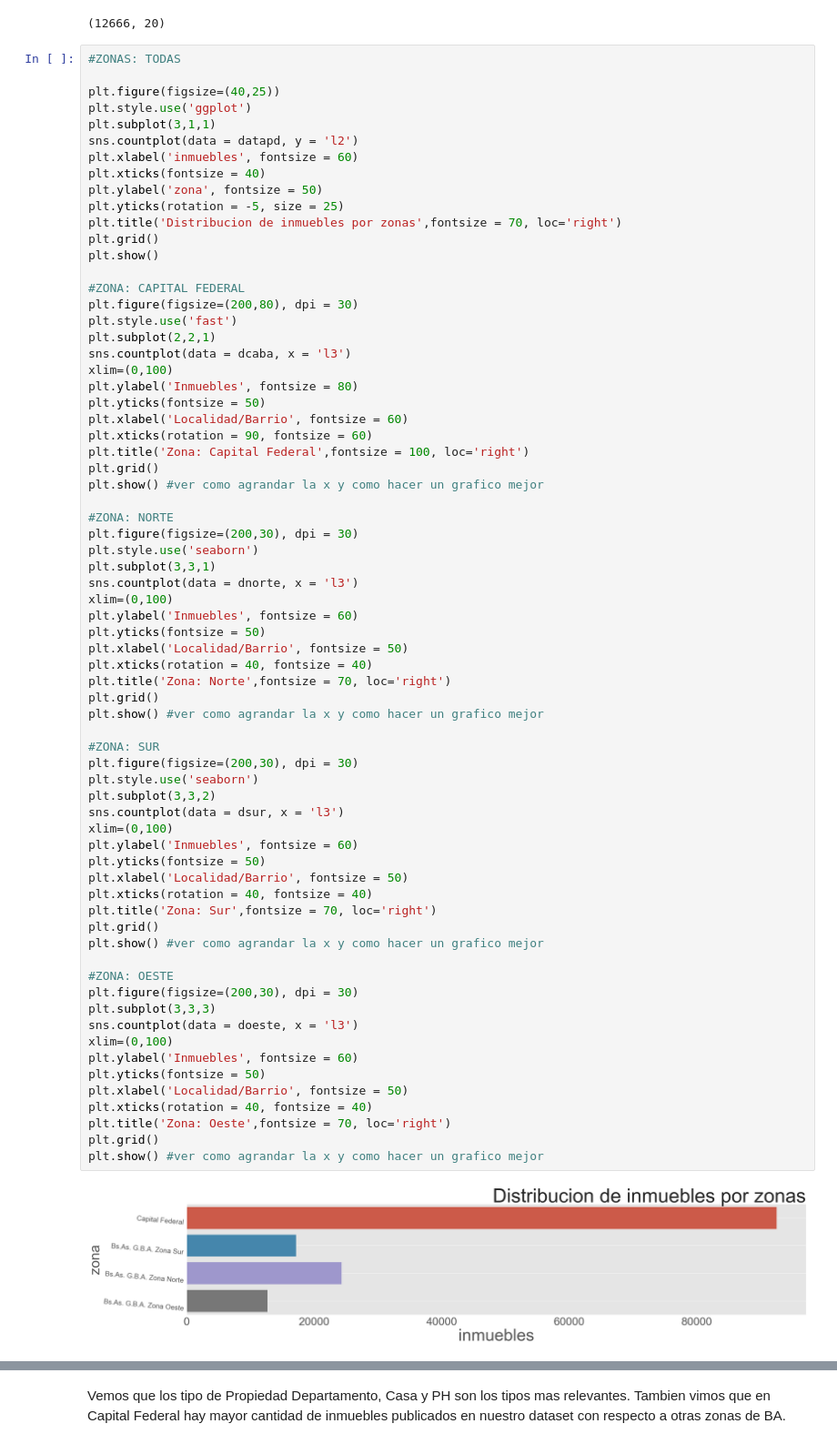
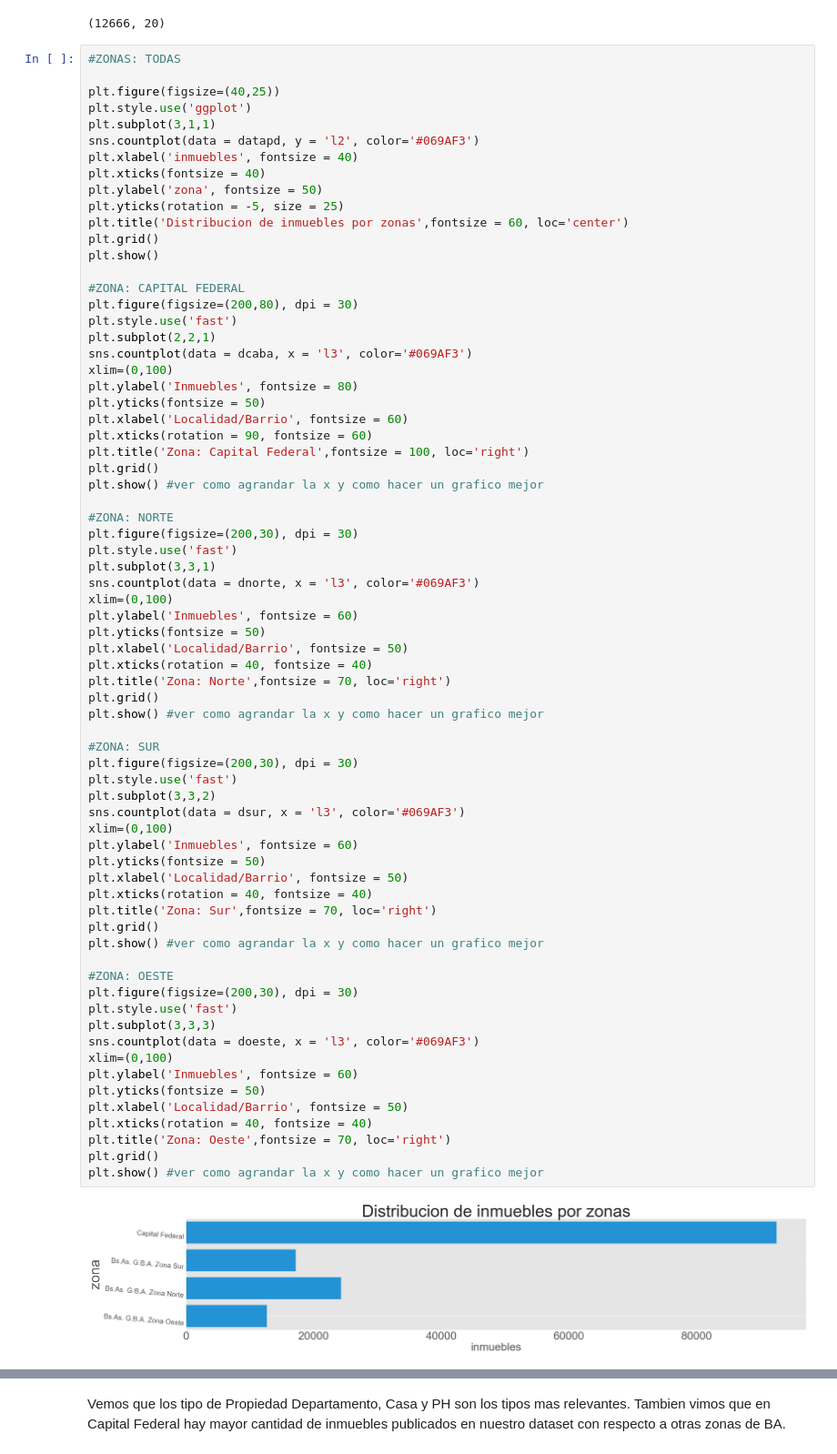
Before and after one commit to ldotto46/01.Proj_Real-State, a Jupyter notebook: Properati_analisys.ipynb, the cells around one changed output, grey strips where cells are left out. Shown: that part at 91% size. Saved outputs shown, nothing was run; the diff lists cells and outputs as text.

Commit message:
plot and blues

```diff
--- a/Properati_analisys.ipynb
+++ b/Properati_analisys.ipynb
@@ -202,12 +202,12 @@ doeste.shape
 plt.figure(figsize=(40,25))
 plt.style.use('ggplot')
 plt.subplot(3,1,1)
-sns.countplot(data = datapd, y = 'l2')
-plt.xlabel('inmuebles', fontsize = 60)
+sns.countplot(data = datapd, y = 'l2', color='#069AF3')
+plt.xlabel('inmuebles', fontsize = 40)
 plt.xticks(fontsize = 40)
 plt.ylabel('zona', fontsize = 50)
 plt.yticks(rotation = -5, size = 25)
-plt.title('Distribucion de inmuebles por zonas',fontsize = 70, loc='right')
+plt.title('Distribucion de inmuebles por zonas',fontsize = 60, loc='center')
 plt.grid()
 plt.show()
 
@@ -215,7 +215,7 @@ plt.show()
 plt.figure(figsize=(200,80), dpi = 30)
 plt.style.use('fast')
 plt.subplot(2,2,1)
-sns.countplot(data = dcaba, x = 'l3')
+sns.countplot(data = dcaba, x = 'l3', color='#069AF3')
 xlim=(0,100)
 plt.ylabel('Inmuebles', fontsize = 80)
 plt.yticks(fontsize = 50)
@@ -227,43 +227,44 @@ plt.show() #ver como agrandar la x y como hacer un grafico mejor
 
 #ZONA: NORTE
 plt.figure(figsize=(200,30), dpi = 30)
-plt.style.use('seaborn')
+plt.style.use('fast')
 plt.subplot(3,3,1)
-sns.countplot(data = dnorte, x = 'l3')
+sns.countplot(data = dnorte, x = 'l3', color='#069AF3')
 xlim=(0,100)
 plt.ylabel('Inmuebles', fontsize = 60)
 plt.yticks(fontsize = 50)
 plt.xlabel('Localidad/Barrio', fontsize = 50)
 plt.xticks(rotation = 40, fontsize = 40)
 plt.title('Zona: Norte',fontsize = 70, loc='right')
 plt.grid()
 plt.show() #ver como agrandar la x y como hacer un grafico mejor
 
 #ZONA: SUR
 plt.figure(figsize=(200,30), dpi = 30)
-plt.style.use('seaborn')
+plt.style.use('fast')
 plt.subplot(3,3,2)
-sns.countplot(data = dsur, x = 'l3')
+sns.countplot(data = dsur, x = 'l3', color='#069AF3')
 xlim=(0,100)
 plt.ylabel('Inmuebles', fontsize = 60)
 plt.yticks(fontsize = 50)
 plt.xlabel('Localidad/Barrio', fontsize = 50)
 plt.xticks(rotation = 40, fontsize = 40)
 plt.title('Zona: Sur',fontsize = 70, loc='right')
 plt.grid()
 plt.show() #ver como agrandar la x y como hacer un grafico mejor
 
 #ZONA: OESTE
 plt.figure(figsize=(200,30), dpi = 30)
+plt.style.use('fast')
 plt.subplot(3,3,3)
-sns.countplot(data = doeste, x = 'l3')
+sns.countplot(data = doeste, x = 'l3', color='#069AF3')
 xlim=(0,100)
 plt.ylabel('Inmuebles', fontsize = 60)
 plt.yticks(fontsize = 50)
 plt.xlabel('Localidad/Barrio', fontsize = 50)
 plt.xticks(rotation = 40, fontsize = 40)
 plt.title('Zona: Oeste',fontsize = 70, loc='right')
 plt.grid()
 plt.show() #ver como agrandar la x y como hacer un grafico mejor
 # %% [output]
-[figure, old version]
+[figure, new version]
```
Also changed, not shown: parts of 12 cells of this notebook.
